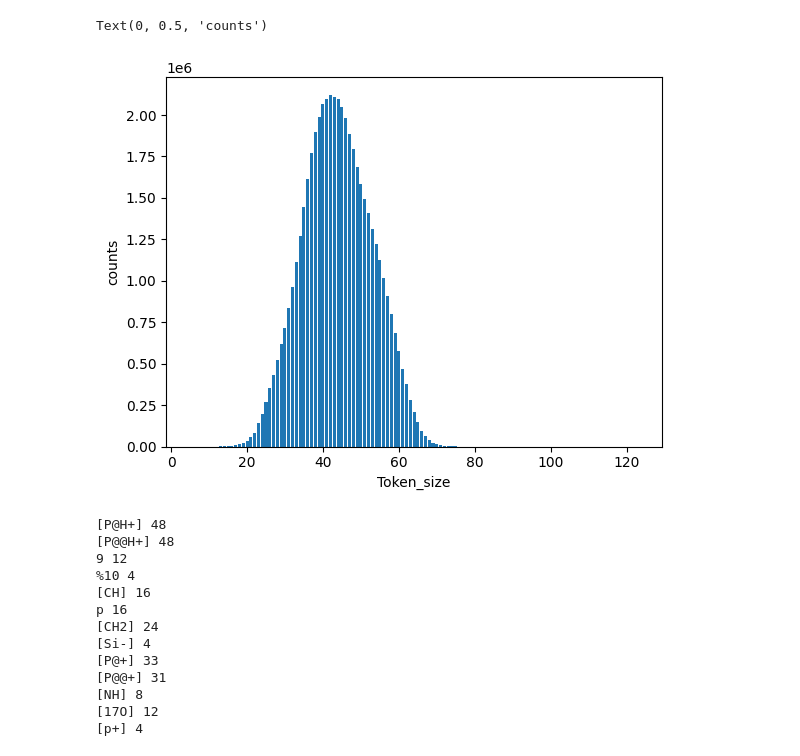
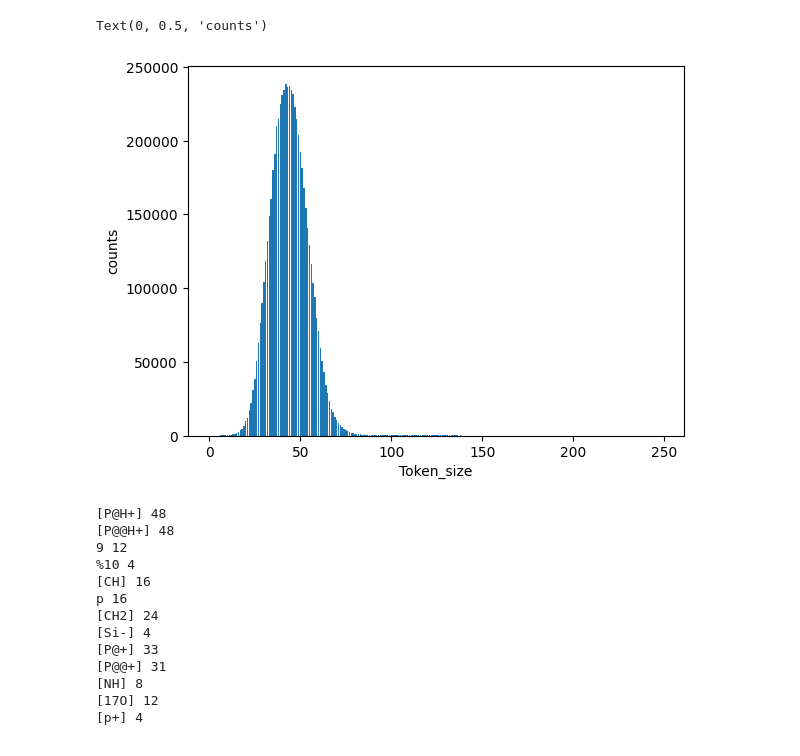
Before and after one commit to pop756/QM, a Jupyter notebook: BERT_process_SMILE.ipynb, the cells around one changed output. Cells and saved outputs as stored; diff of their text form; code cells hidden in the pictures.

```diff
--- a/BERT_process_SMILE.ipynb
+++ b/BERT_process_SMILE.ipynb
@@ -96,20 +69,20 @@ for i in tqdm(train_1):
 # %%
 import matplotlib.pyplot as plt
 length_list = {}
 
 
-for index,i in enumerate(train_set):
+for index,i in enumerate(train_set_plus):
     try:
         length_list[len(i)]=length_list[len(i)]+1
     except:
         length_list[len(i)] = 1
 
 plt.bar(length_list.keys(),length_list.values())
 plt.xlabel(xlabel='Token_size')
 plt.ylabel('counts')
 # %% [output]
 Text(0, 0.5, 'counts')
-[figure, old version]
+[figure, new version]
 # %%
 temp_dict = {}
 for i in train_set:
```
Also changed, not shown: parts of 25 cells of this notebook, 5 other files.
